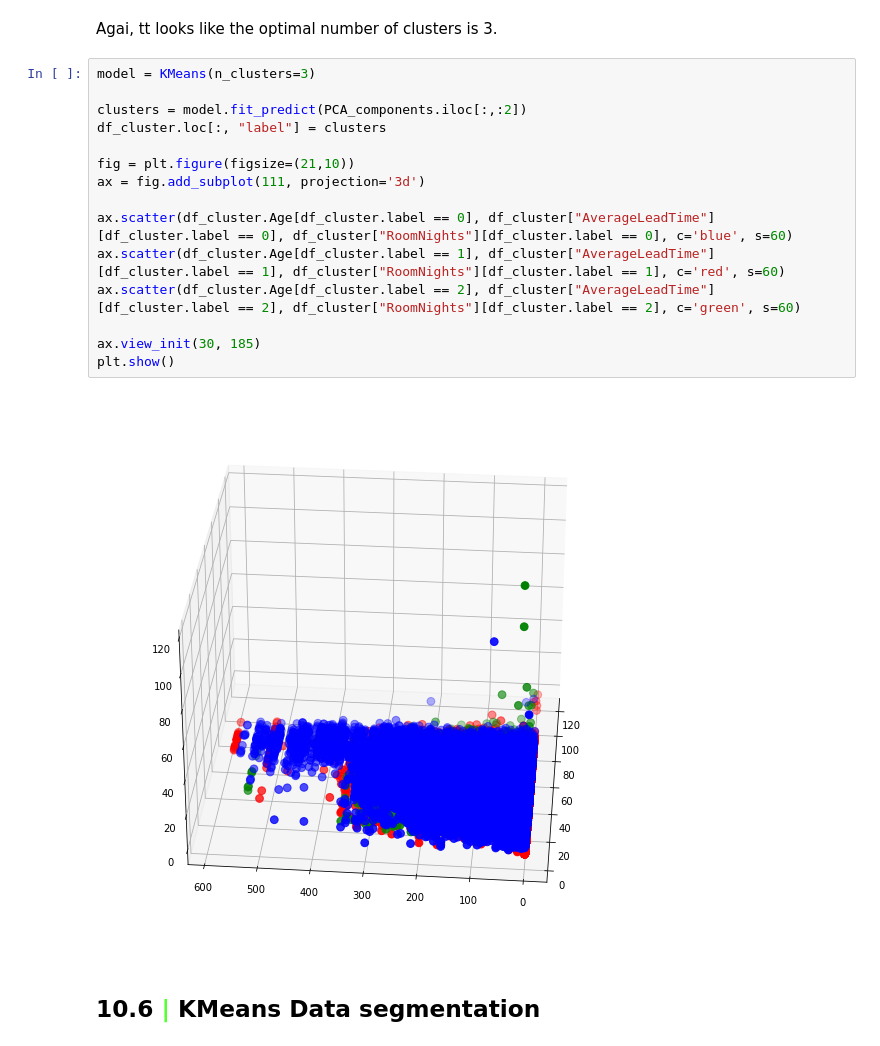
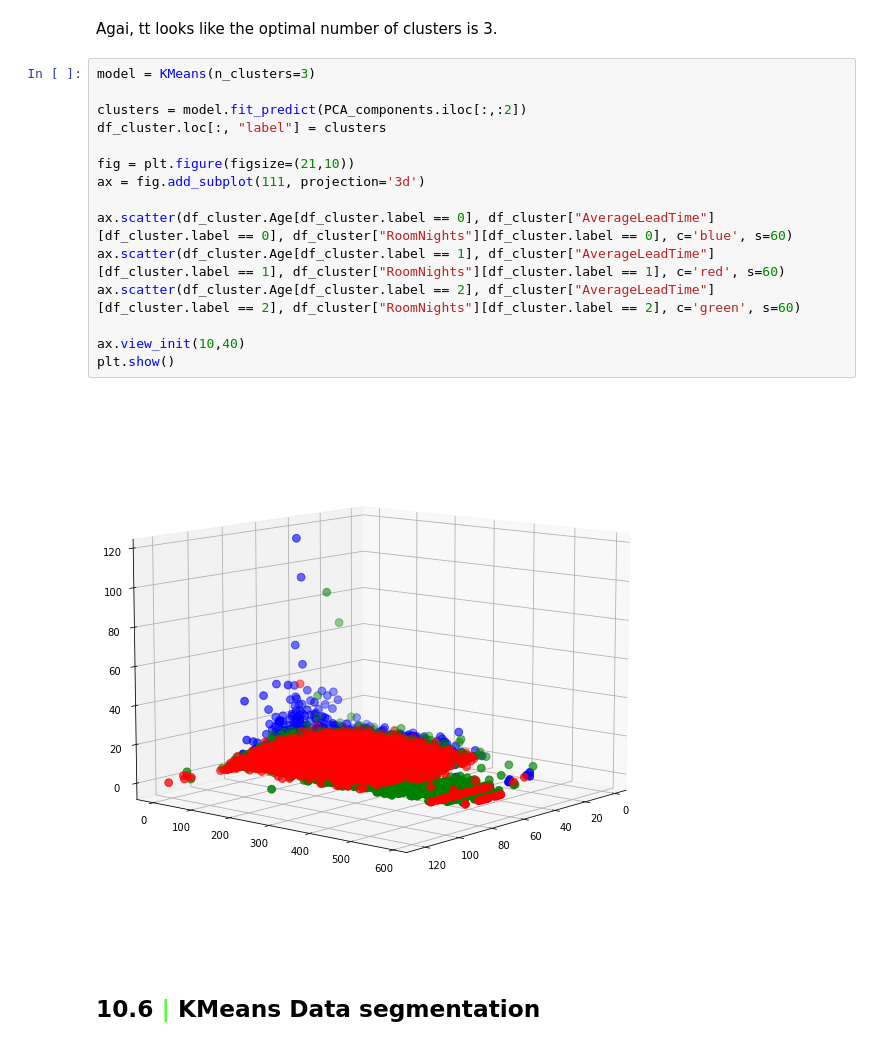
Before and after one commit to iremirezdeganuza72/Cohort_Analysis, a Jupyter notebook: Cohort analysis and segmentation.ipynb, the cells around one changed output. Drawn from its saved outputs; the diff is of its cells as text.

```diff
--- a/Cohort analysis and segmentation.ipynb
+++ b/Cohort analysis and segmentation.ipynb
@@ -1506,20 +1536,20 @@ Agai, tt looks like the optimal number of clusters is 3.
 # %%
 model = KMeans(n_clusters=3)
 
 clusters = model.fit_predict(PCA_components.iloc[:,:2])
 df_cluster.loc[:, "label"] = clusters
 
 fig = plt.figure(figsize=(21,10))
 ax = fig.add_subplot(111, projection='3d')
 
 ax.scatter(df_cluster.Age[df_cluster.label == 0], df_cluster["AverageLeadTime"][df_cluster.label == 0], df_cluster["RoomNights"][df_cluster.label == 0], c='blue', s=60)
 ax.scatter(df_cluster.Age[df_cluster.label == 1], df_cluster["AverageLeadTime"][df_cluster.label == 1], df_cluster["RoomNights"][df_cluster.label == 1], c='red', s=60)
 ax.scatter(df_cluster.Age[df_cluster.label == 2], df_cluster["AverageLeadTime"][df_cluster.label == 2], df_cluster["RoomNights"][df_cluster.label == 2], c='green', s=60)
 
-ax.view_init(30, 185)
+ax.view_init(10,40)
 plt.show()
 # %% [output]
-[figure, old version]
+[figure, new version]
 # %% [markdown]
 ## <b>10.6 <span style='color:#56ff33'>|</span> KMeans Data segmentation</b>
 # %%
```
Also changed, not shown: parts of 98 cells of this notebook.
